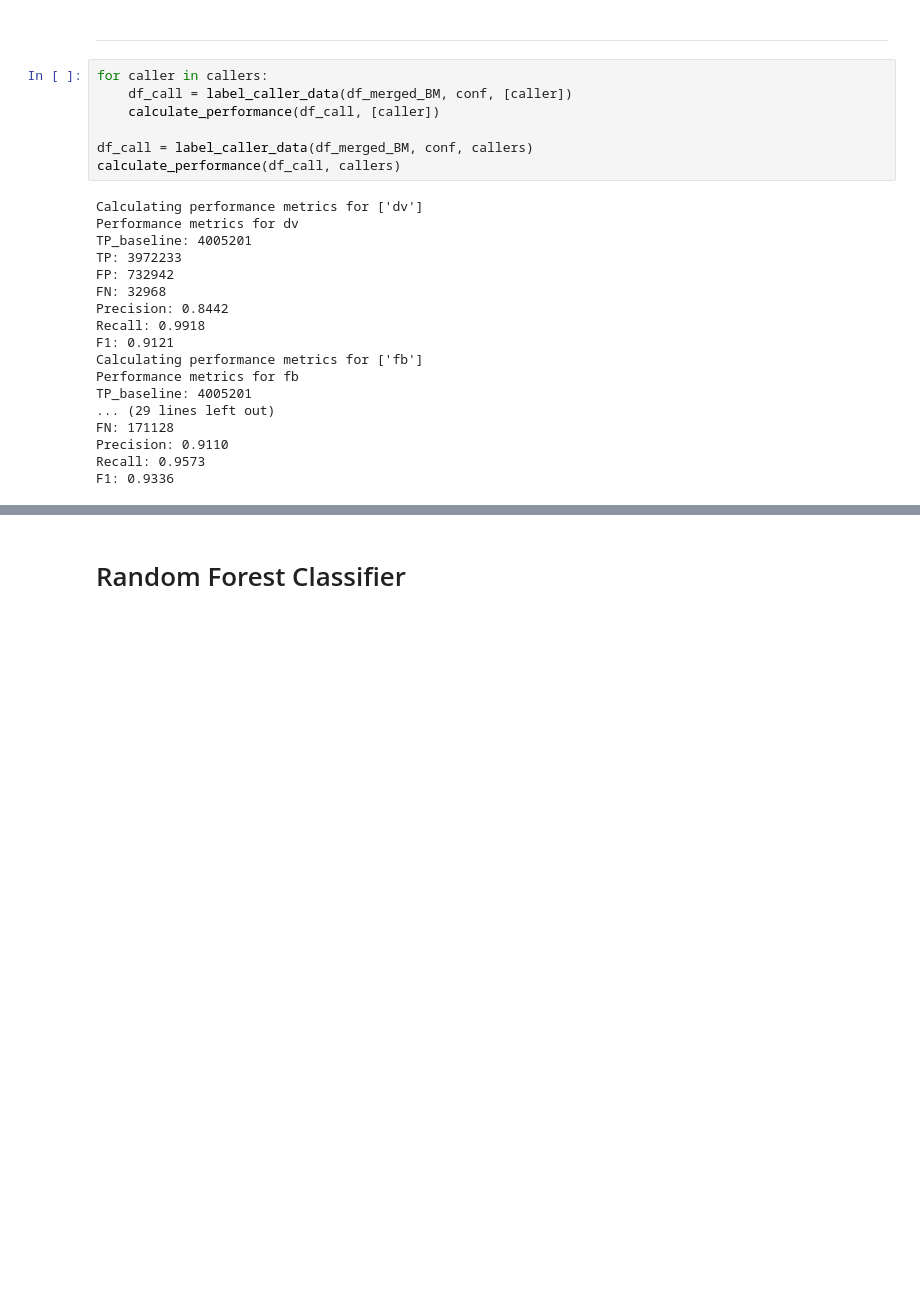
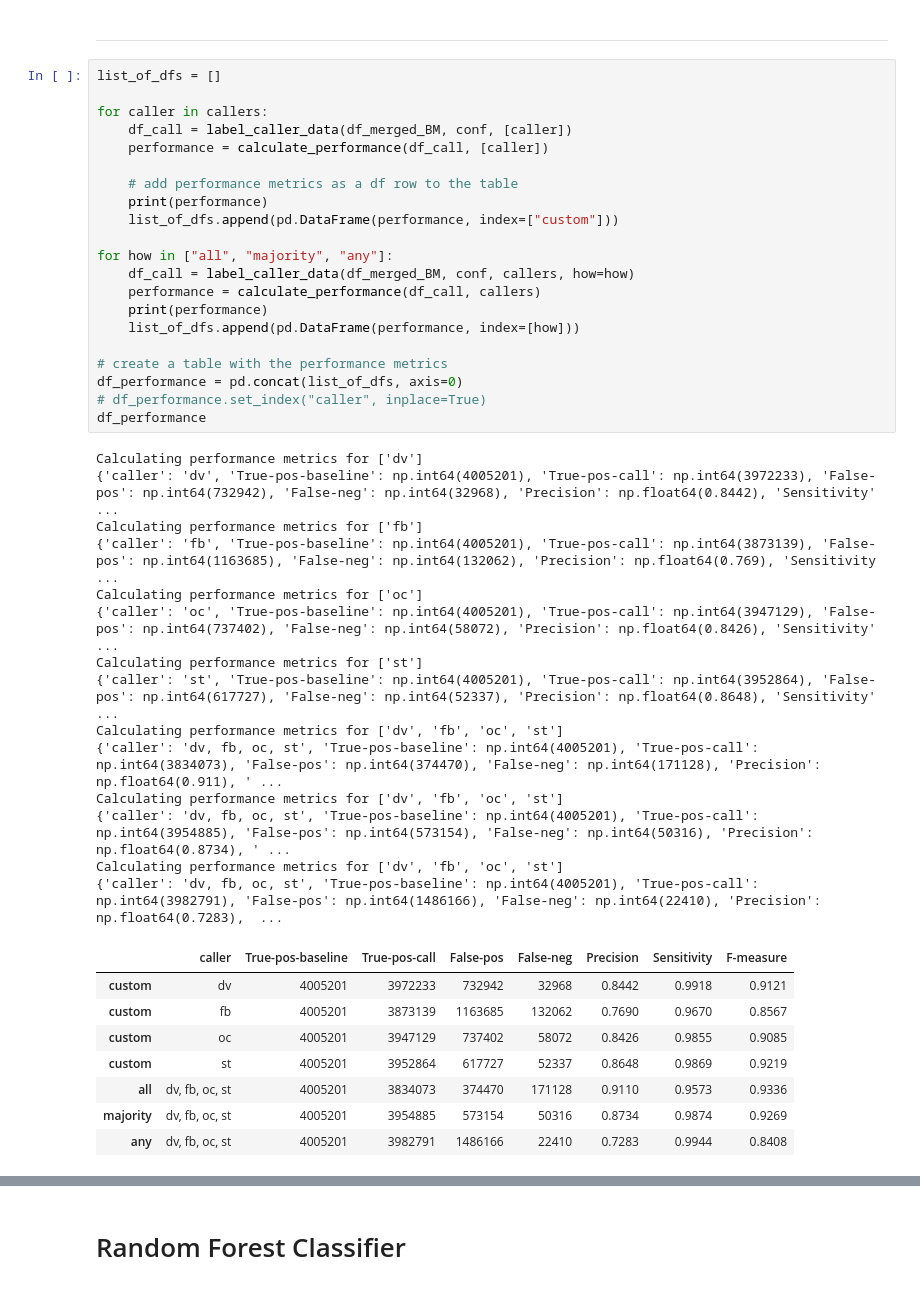
Before and after one commit to lizard-bio/liz.9.11.19_GMVLE, a Jupyter notebook: notebooks/data_exploration/vcf_files.ipynb, the cells around one changed output, grey strips where cells are left out. Cells and saved outputs as stored; diff of their text form; blank space fills up the shorter version.

```diff
--- a/notebooks/data_exploration/vcf_files.ipynb
+++ b/notebooks/data_exploration/vcf_files.ipynb
@@ -405,27 +403,46 @@ def calculate_performance(df_call, callers: list, true_label:str = "y", pred:str
 # %% [markdown]
 ------------------------------------------------------------------------------------------------
-# %%
-for caller in callers:
-    df_call = label_caller_data(df_merged_BM, conf, [caller])
-    calculate_performance(df_call, [caller])
-
-df_call = label_caller_data(df_merged_BM, conf, callers)
-calculate_performance(df_call, callers)
-# %% [output]
-Calculating performance metrics for ['dv']
-Performance metrics for dv
-TP_baseline: 4005201
-TP: 3972233
-FP: 732942
-FN: 32968
-Precision: 0.8442
-Recall: 0.9918
-F1: 0.9121
-Calculating performance metrics for ['fb']
-Performance metrics for fb
-TP_baseline: 4005201
-... (29 lines left out)
-FN: 171128
-Precision: 0.9110
-Recall: 0.9573
-F1: 0.9336
+# %%
+list_of_dfs = []
+
+for caller in callers:
+    df_call = label_caller_data(df_merged_BM, conf, [caller])
+    performance = calculate_performance(df_call, [caller])
+
+    # add performance metrics as a df row to the table
+    print(performance)
+    list_of_dfs.append(pd.DataFrame(performance, index=["custom"]))
+
+for how in ["all", "majority", "any"]:
+    df_call = label_caller_data(df_merged_BM, conf, callers, how=how)
+    performance = calculate_performance(df_call, callers)
+    print(performance)
+    list_of_dfs.append(pd.DataFrame(performance, index=[how]))
+
+# create a table with the performance metrics
+df_performance = pd.concat(list_of_dfs, axis=0)
+# df_performance.set_index("caller", inplace=True)
+df_performance
+# %% [output]
+Calculating performance metrics for ['dv']
+{'caller': 'dv', 'True-pos-baseline': np.int64(4005201), 'True-pos-call': np.int64(3972233), 'False-pos': np.int64(732942), 'False-neg': np.int64(32968), 'Precision': np.float64(0.8442), 'Sensitivity' ...
+Calculating performance metrics for ['fb']
+{'caller': 'fb', 'True-pos-baseline': np.int64(4005201), 'True-pos-call': np.int64(3873139), 'False-pos': np.int64(1163685), 'False-neg': np.int64(132062), 'Precision': np.float64(0.769), 'Sensitivity ...
+Calculating performance metrics for ['oc']
+{'caller': 'oc', 'True-pos-baseline': np.int64(4005201), 'True-pos-call': np.int64(3947129), 'False-pos': np.int64(737402), 'False-neg': np.int64(58072), 'Precision': np.float64(0.8426), 'Sensitivity' ...
+Calculating performance metrics for ['st']
+{'caller': 'st', 'True-pos-baseline': np.int64(4005201), 'True-pos-call': np.int64(3952864), 'False-pos': np.int64(617727), 'False-neg': np.int64(52337), 'Precision': np.float64(0.8648), 'Sensitivity' ...
+Calculating performance metrics for ['dv', 'fb', 'oc', 'st']
+{'caller': 'dv, fb, oc, st', 'True-pos-baseline': np.int64(4005201), 'True-pos-call': np.int64(3834073), 'False-pos': np.int64(374470), 'False-neg': np.int64(171128), 'Precision': np.float64(0.911), ' ...
+Calculating performance metrics for ['dv', 'fb', 'oc', 'st']
+{'caller': 'dv, fb, oc, st', 'True-pos-baseline': np.int64(4005201), 'True-pos-call': np.int64(3954885), 'False-pos': np.int64(573154), 'False-neg': np.int64(50316), 'Precision': np.float64(0.8734), ' ...
+Calculating performance metrics for ['dv', 'fb', 'oc', 'st']
+{'caller': 'dv, fb, oc, st', 'True-pos-baseline': np.int64(4005201), 'True-pos-call': np.int64(3982791), 'False-pos': np.int64(1486166), 'False-neg': np.int64(22410), 'Precision': np.float64(0.7283),  ...
+|  | caller | True-pos-baseline | True-pos-call | False-pos | False-neg | Precision | Sensitivity | F-measure |
+| custom | dv | 4005201 | 3972233 | 732942 | 32968 | 0.8442 | 0.9918 | 0.9121 |
+| custom | fb | 4005201 | 3873139 | 1163685 | 132062 | 0.7690 | 0.9670 | 0.8567 |
+| custom | oc | 4005201 | 3947129 | 737402 | 58072 | 0.8426 | 0.9855 | 0.9085 |
+| custom | st | 4005201 | 3952864 | 617727 | 52337 | 0.8648 | 0.9869 | 0.9219 |
+| all | dv, fb, oc, st | 4005201 | 3834073 | 374470 | 171128 | 0.9110 | 0.9573 | 0.9336 |
+| majority | dv, fb, oc, st | 4005201 | 3954885 | 573154 | 50316 | 0.8734 | 0.9874 | 0.9269 |
+| any | dv, fb, oc, st | 4005201 | 3982791 | 1486166 | 22410 | 0.7283 | 0.9944 | 0.8408 |
```
Also changed, not shown: parts of 4 cells of this notebook.
